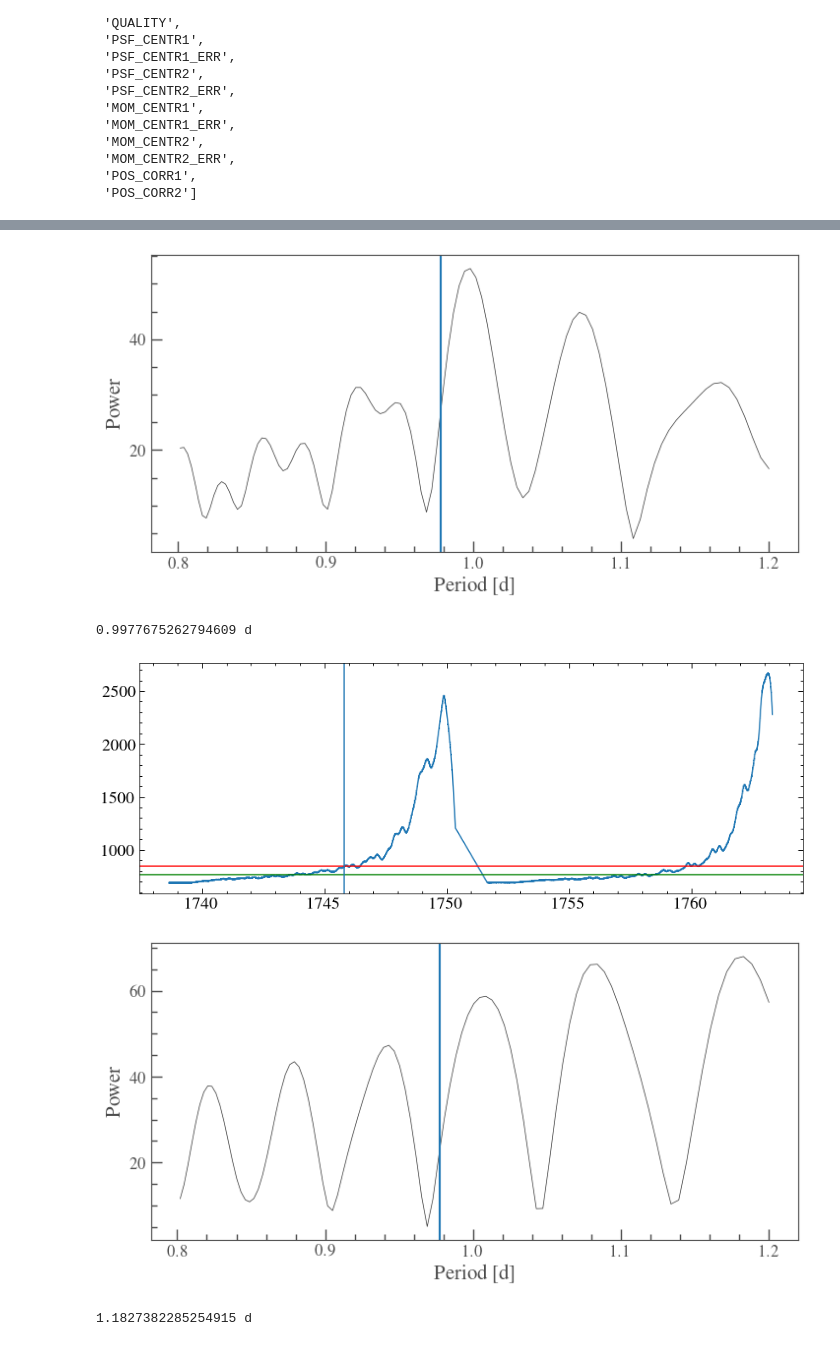
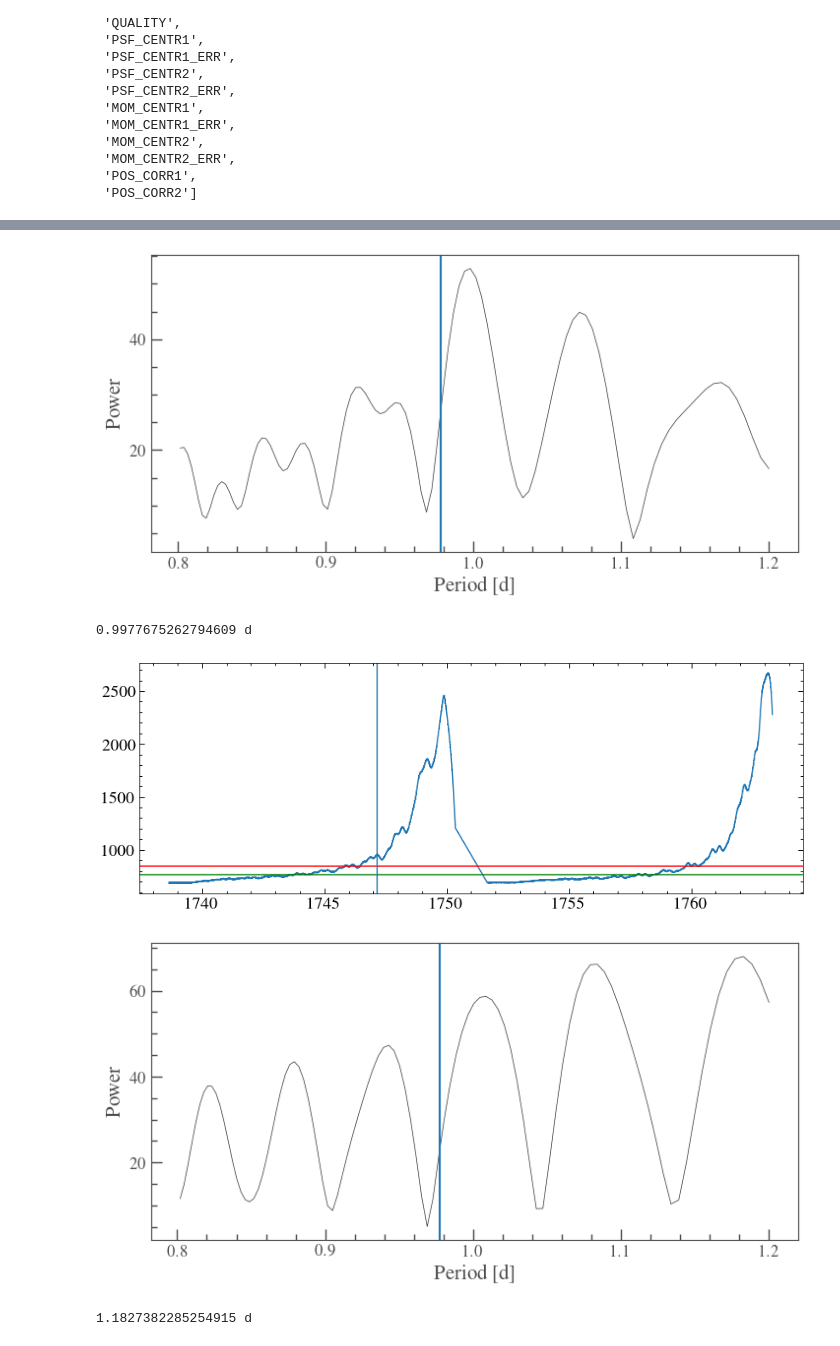
Before and after one commit to davidjwilson/GD394-Tess, a Jupyter notebook: tess_period2.ipynb, the cells around one changed output, grey strips where cells are left out. Saved outputs shown, nothing was run; the diff lists cells and outputs as text; code cells hidden in the pictures.

Commit message:
gave in to light curve

```diff
--- a/tess_period2.ipynb
+++ b/tess_period2.ipynb
@@ -89,7 +89,7 @@ for i, ft in enumerate(tessfits):
     plt.plot(lc.time, lc.flux)
     plt.axhline(np.median(lc.flux), c='g')
     plt.axhline(1.1*np.median(lc.flux), c='r')
-    tind = np.where(lc.flux > 1.1*np.median(lc.flux))[0][0]
+    tind = np.where(lc.flux > 1.25*np.median(lc.flux))[0][0]
     plt.axvline(lc.time[tind])
 
     plt.show()
@@ -104,5 +104,5 @@ for i, ft in enumerate(tessfits):
 [figure]
 0.9977675262794609 d
-[figure, old version]
+[figure, new version]
 [figure]
 1.1827382285254915 d
```
Also changed, not shown: parts of 3 cells of this notebook.
